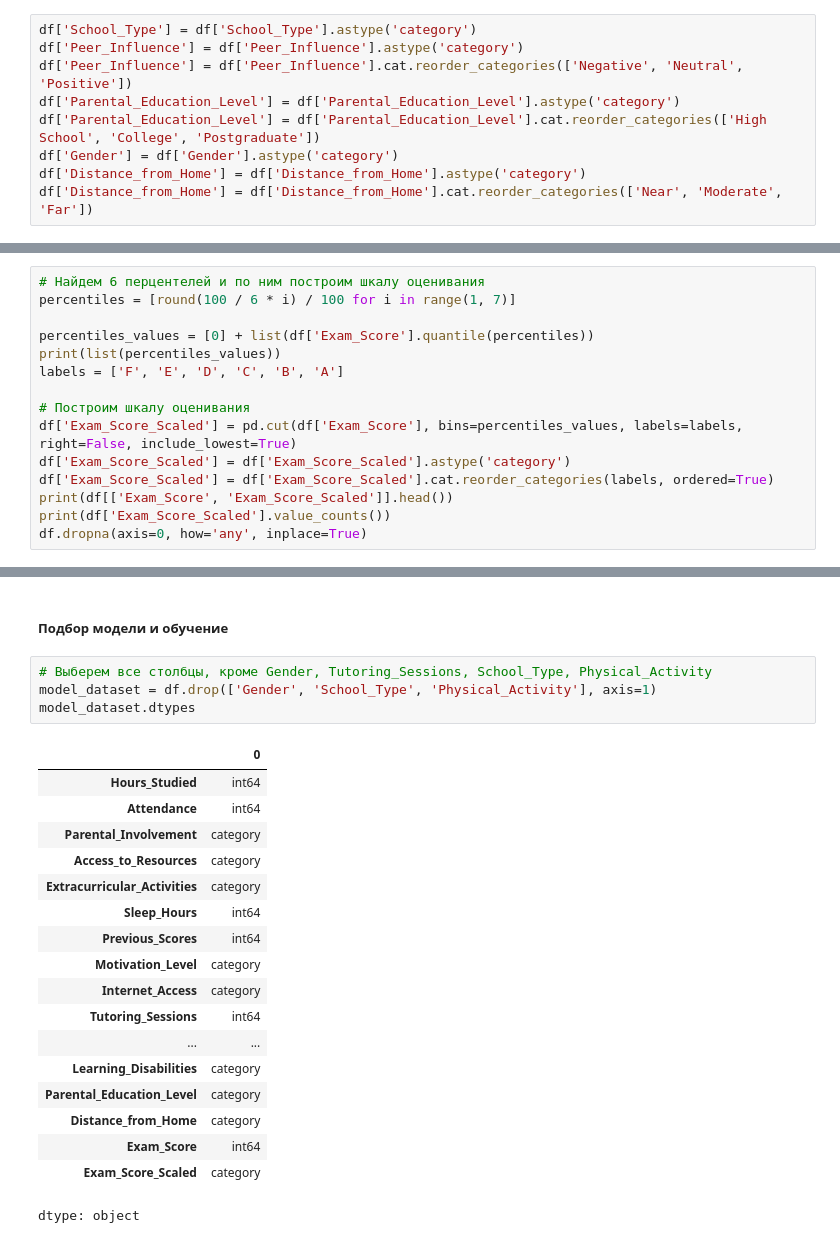
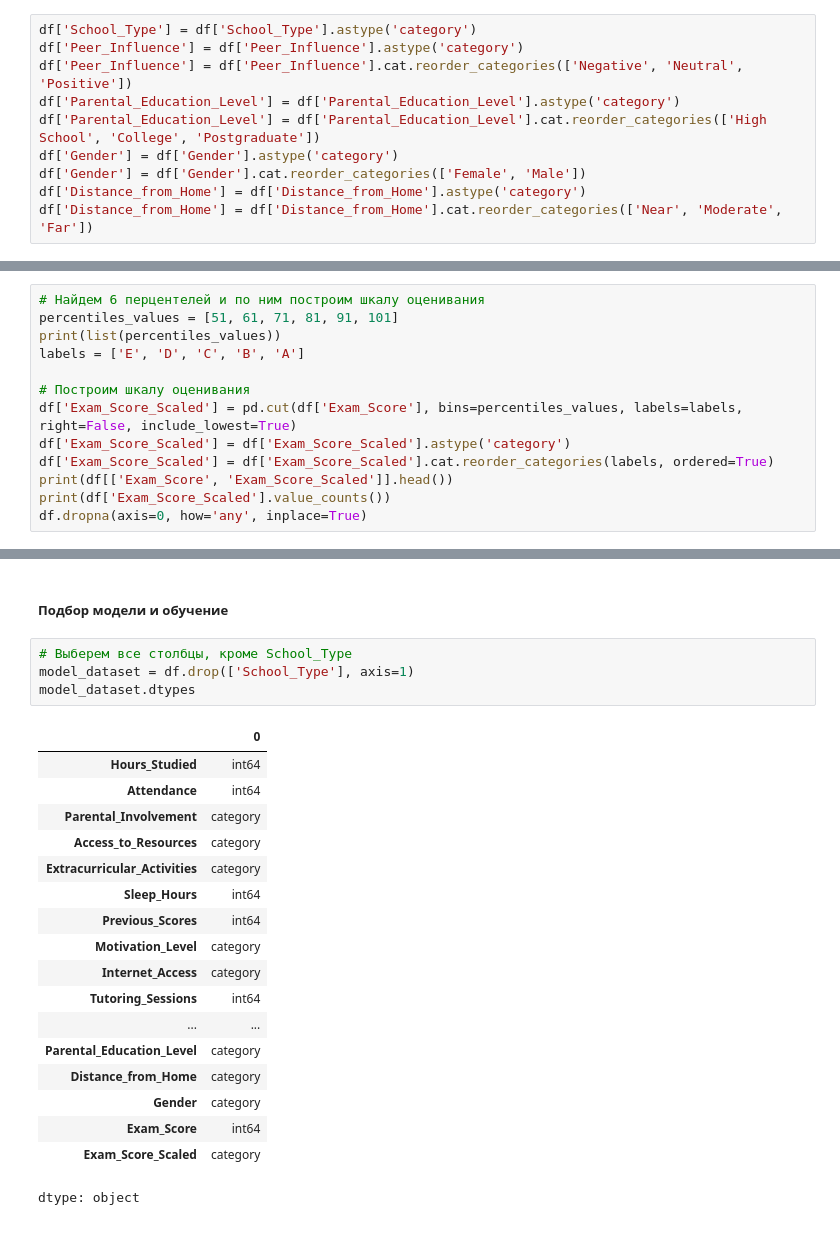
Before and after one commit to platonlukyanov/spbu-python-course, a Jupyter notebook: project/homework_8/index.ipynb, the cells around one changed output, grey strips where cells are left out. Cells and saved outputs as stored; diff of their text form.

```diff
--- a/project/homework_8/index.ipynb
+++ b/project/homework_8/index.ipynb
@@ -172,6 +168,7 @@ df['Peer_Influence'] = df['Peer_Influence'].cat.reorder_categories(['Negative',
 df['Parental_Education_Level'] = df['Parental_Education_Level'].astype('category')
 df['Parental_Education_Level'] = df['Parental_Education_Level'].cat.reorder_categories(['High School', 'College', 'Postgraduate'])
 df['Gender'] = df['Gender'].astype('category')
+df['Gender'] = df['Gender'].cat.reorder_categories(['Female', 'Male'])
 df['Distance_from_Home'] = df['Distance_from_Home'].astype('category')
 df['Distance_from_Home'] = df['Distance_from_Home'].cat.reorder_categories(['Near', 'Moderate', 'Far'])
 # %%
@@ -242,10 +235,8 @@ dtype: float64
 # %%
 # Найдем 6 перцентелей и по ним построим шкалу оценивания
-percentiles = [round(100 / 6 * i) / 100 for i in range(1, 7)]
-
-percentiles_values = [0] + list(df['Exam_Score'].quantile(percentiles))
+percentiles_values = [51, 61, 71, 81, 91, 101]
 print(list(percentiles_values))
-labels = ['F', 'E', 'D', 'C', 'B', 'A']
+labels = ['E', 'D', 'C', 'B', 'A']
 
 # Построим шкалу оценивания
 df['Exam_Score_Scaled'] = pd.cut(df['Exam_Score'], bins=percentiles_values, labels=labels, right=False, include_lowest=True)
@@ -366,25 +356,25 @@ plt.show()
 # %% [markdown]
 ##### Подбор модели и обучение
 # %%
-# Выберем все столбцы, кроме Gender, Tutoring_Sessions, School_Type, Physical_Activity
-model_dataset = df.drop(['Gender', 'School_Type', 'Physical_Activity'], axis=1)
+# Выберем все столбцы, кроме School_Type
+model_dataset = df.drop(['School_Type'], axis=1)
 model_dataset.dtypes
 # %% [output]
 |  | 0 |
 | Hours_Studied | int64 |
 | Attendance | int64 |
 | Parental_Involvement | category |
 | Access_to_Resources | category |
 | Extracurricular_Activities | category |
 | Sleep_Hours | int64 |
 | Previous_Scores | int64 |
 | Motivation_Level | category |
 | Internet_Access | category |
 | Tutoring_Sessions | int64 |
 | ... | ... |
-| Learning_Disabilities | category |
 | Parental_Education_Level | category |
 | Distance_from_Home | category |
+| Gender | category |
 | Exam_Score | int64 |
 | Exam_Score_Scaled | category |
 dtype: object
```
Also changed, not shown: parts of 17 cells of this notebook.
